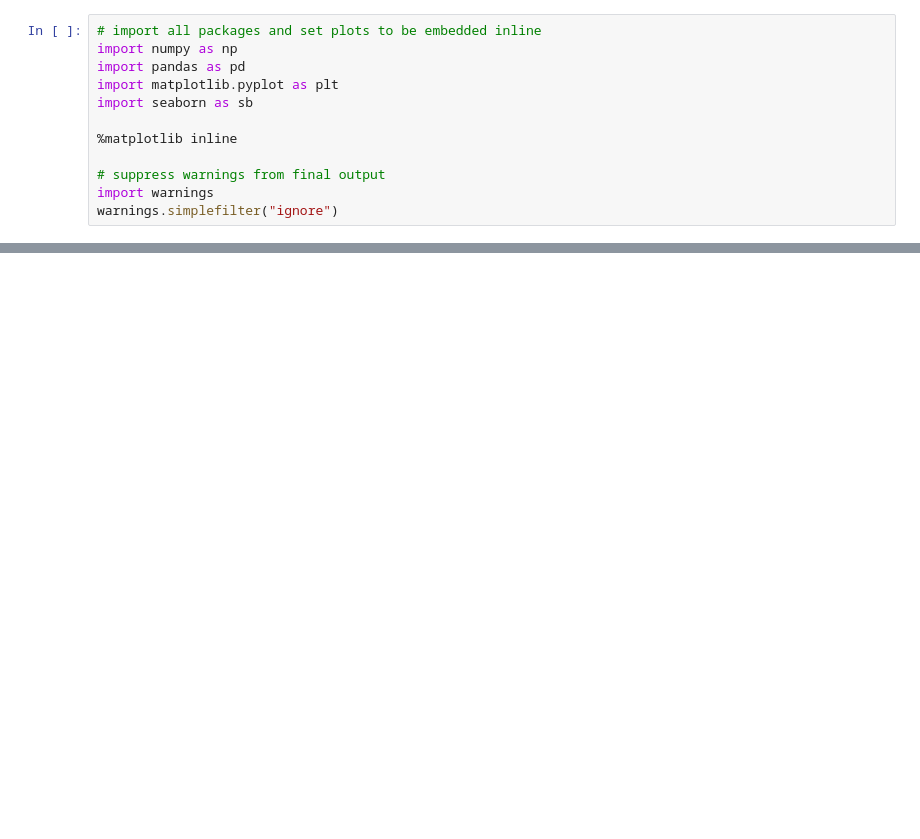
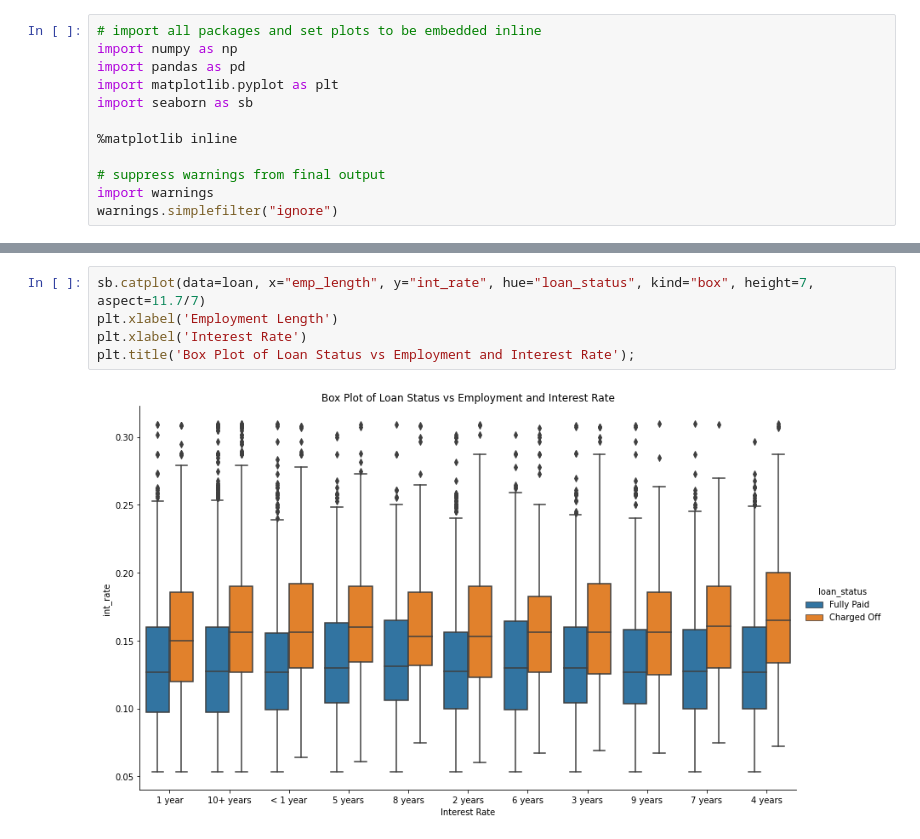
Before and after one commit to olusegunajibola/lloyds-bigdata-loan-customers, a Jupyter notebook: A Data Strategy/Part_II_slide_deck_data_strategy_loans.ipynb, the cells around one changed output, grey strips where cells are left out. Cells and saved outputs as stored; diff of their text form; blank space fills up the shorter version.

```diff
--- a/A Data Strategy/Part_II_slide_deck_data_strategy_loans.ipynb
+++ b/A Data Strategy/Part_II_slide_deck_data_strategy_loans.ipynb
@@ -59,0 +71,7 @@ but feel free to add more if you'd like!
+# %%
+sb.catplot(data=loan, x="emp_length", y="int_rate", hue="loan_status", kind="box", height=7, aspect=11.7/7)
+plt.xlabel('Employment Length')
+plt.xlabel('Interest Rate')
+plt.title('Box Plot of Loan Status vs Employment and Interest Rate');
+# %% [output]
+[figure, added]
```
Also changed, not shown: parts of 18 cells of this notebook, 1 other file.
